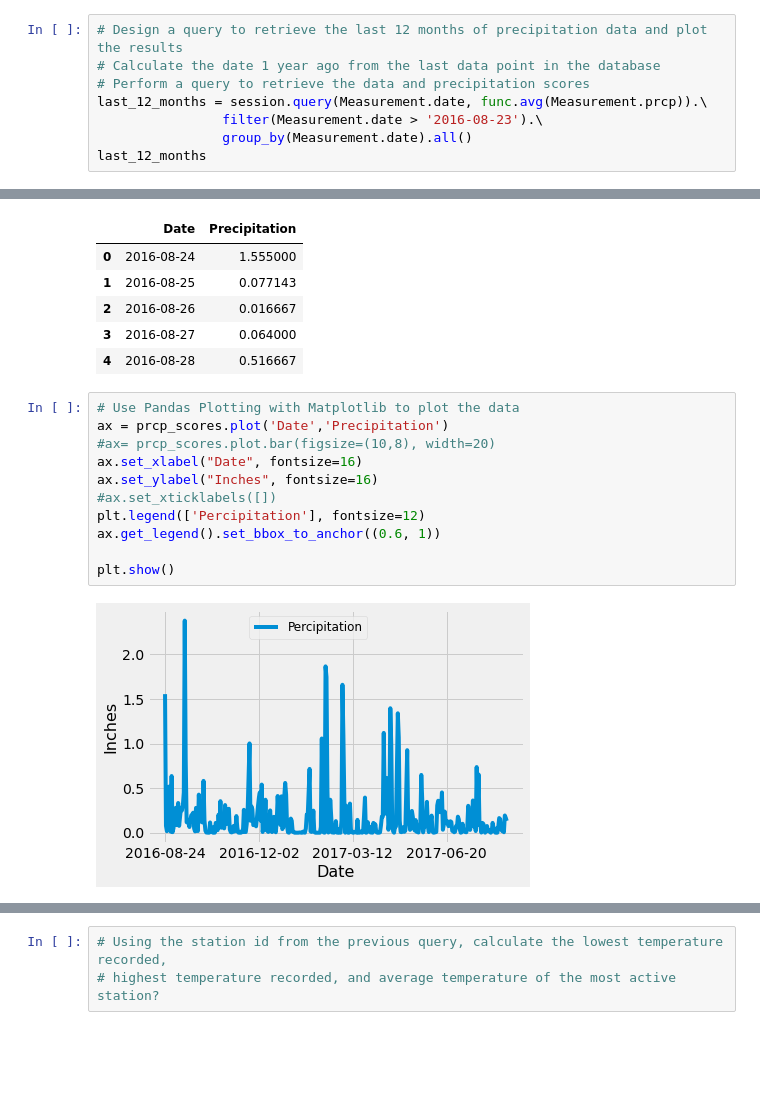
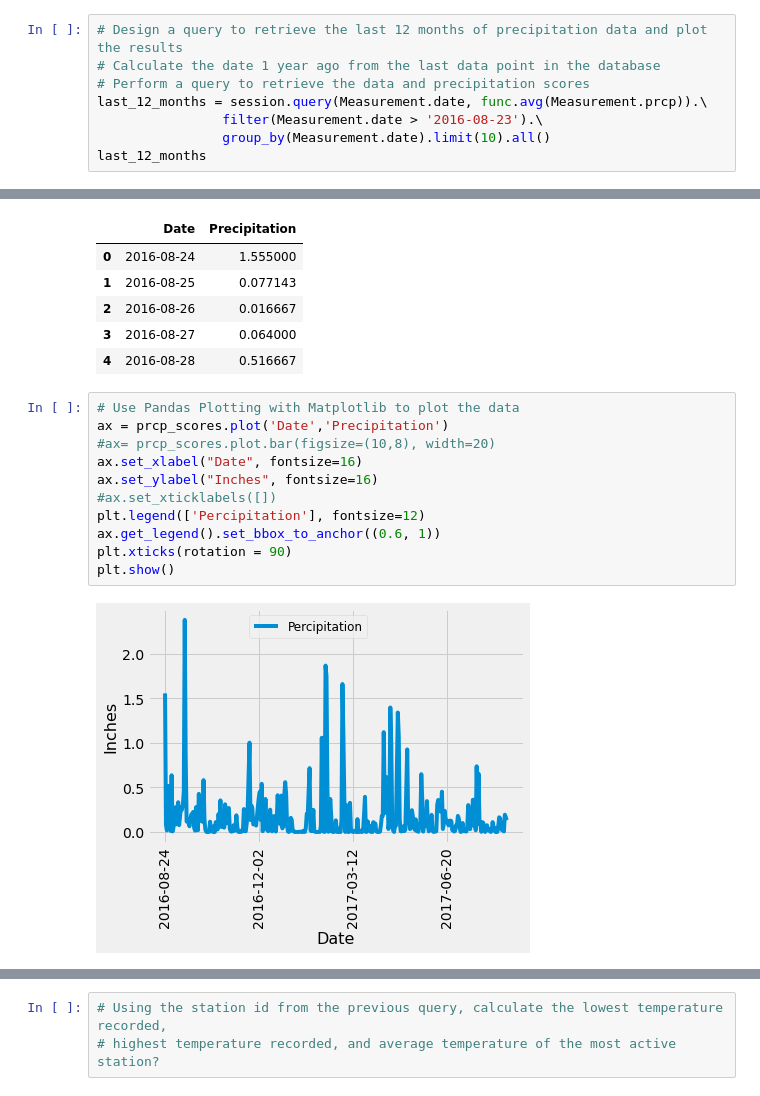
Before and after one commit to Ramyals-web/Sqlalchemy-Challenges, a Jupyter notebook: Homework/climate_starter.ipynb, the cells around one changed output, grey strips where cells are left out. Drawn from its saved outputs; the diff is of its cells as text; blank space fills up the shorter version.

```diff
--- a/Homework/climate_starter.ipynb
+++ b/Homework/climate_starter.ipynb
@@ -88,7 +88,7 @@ last_date
 # Perform a query to retrieve the data and precipitation scores
 last_12_months = session.query(Measurement.date, func.avg(Measurement.prcp)).\
                 filter(Measurement.date > '2016-08-23').\
-                group_by(Measurement.date).all()
+                group_by(Measurement.date).limit(10).all()
 last_12_months
 # %% [output]
 [('2016-08-24', 1.5549999999999997),
@@ -129,13 +122,13 @@ prcp_scores.head()
 # %%
 # Use Pandas Plotting with Matplotlib to plot the data
 ax = prcp_scores.plot('Date','Precipitation')
 #ax= prcp_scores.plot.bar(figsize=(10,8), width=20)
 ax.set_xlabel("Date", fontsize=16)
 ax.set_ylabel("Inches", fontsize=16)
 #ax.set_xticklabels([])
 plt.legend(['Percipitation'], fontsize=12)
 ax.get_legend().set_bbox_to_anchor((0.6, 1))
-
+plt.xticks(rotation = 90)
 plt.show()
 # %% [output]
-[figure, old version]
+[figure, new version]
```
Also changed, not shown: parts of 5 cells of this notebook.
